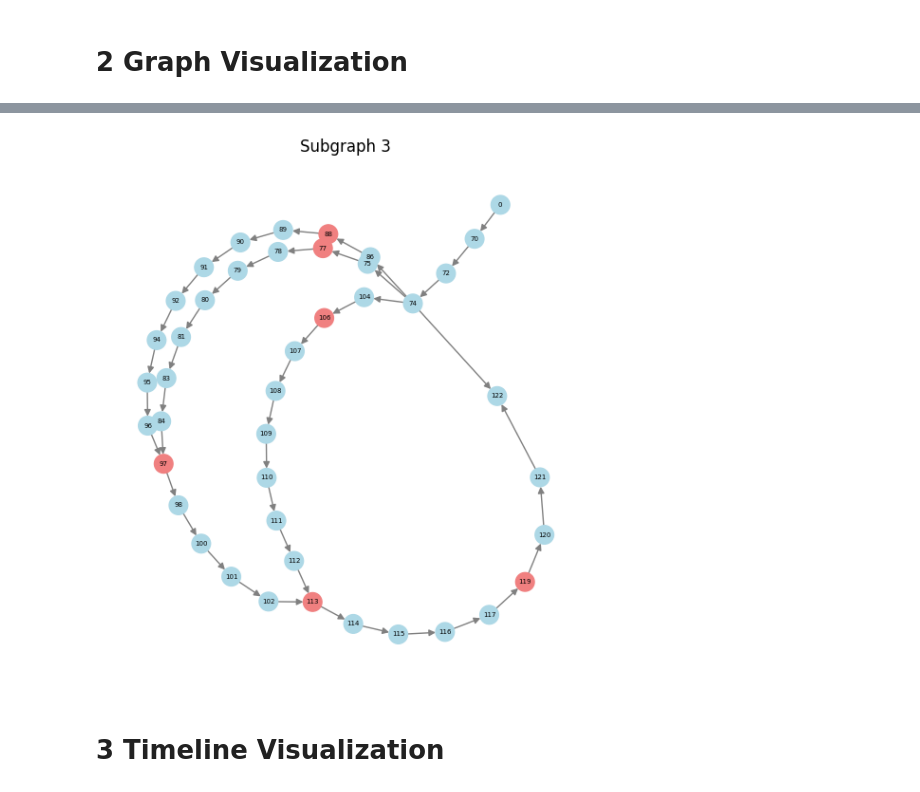
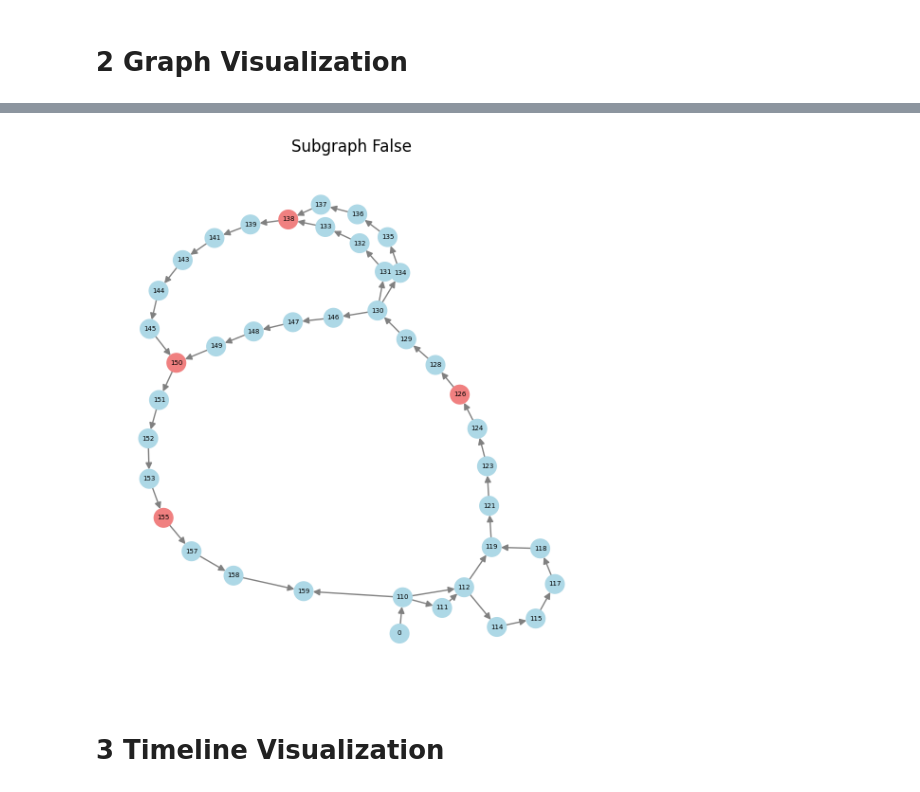
Before and after one commit to RyanTomich/photonic_compiler, a Jupyter notebook: model_to_graph/sub_graphs.ipynb, the cells around one changed output, grey strips where cells are left out. Drawn from its saved outputs; the diff is of its cells as text; code cells hidden in the pictures.

```diff
--- a/model_to_graph/sub_graphs.ipynb
+++ b/model_to_graph/sub_graphs.ipynb
@@ -74,14 +74,13 @@ import graph_visualization as gv
 subgraph_to_plot = 3
 
 
-# read_json_path = '/home/rjtomich/photonic_compiler/model_to_graph/gpt2_graph.json'
-read_json_path = '/home/rjtomich/photonic_compiler/model_to_graph/bert-base-uncased_graph.json'
+read_json_path = '/home/rjtomich/photonic_compiler/model_to_graph/gpt2_graph.json'
+# read_json_path = '/home/rjtomich/photonic_compiler/model_to_graph/bert-base-uncased_graph.json'
 # read_json_path = '/home/rjtomich/photonic_compiler/Pytorch-LeNet/simple_LeNet_graph.json'
 # read_json_path = '/home/rjtomich/photonic_compiler/Pytorch-LeNet/simple_LeNet_graph_NoFusion.json'
 with open(read_json_path)  as json_file:
     raw_json = json.load(json_file) # returns json file as dict
-graph = sg.StackedGraph(raw_json=raw_json)
 
-
-subgraphs = list(dijk.graph_partition(graph))
-dijk.select_nodes(graph, subgraphs)
+graph = sg.StackGraph(raw_json=raw_json)
+stacked_subgraphs = list(dijk.graph_partition(graph))
+flat_graph, flat_subgraphs = dijk.select_nodes(graph, stacked_subgraphs)
@@ -88,36 +105,16 @@ dijk.select_nodes(graph, subgraphs)
-# %%
-def draw_subgraphs(graph, sub=0):
-    subgraphs = list(dijk.graph_partition(graph))
-    dijk.select_nodes(graph, subgraphs)
-
-    if sub == 'all':
-        n_graphs = len(subgraphs)
-        n_cols = 6  # Number of columns for the grid
-        n_rows = (n_graphs + n_cols - 1) // n_cols  # Calculate the number of rows needed
-
-        fig, axes = plt.subplots(n_rows, n_cols, figsize=(n_cols * 3, n_rows * 3))
-        axes = axes.flatten()  # Flatten the array of axes
-
-        for i in range(len(subgraphs)):
-            gv.adj_to_graph(subgraphs[i], ax=axes[i], layout='kk', title=f'Subgraph {i+1}')
-
-        for j in range(i + 1, len(axes)):
-            fig.delaxes(axes[j])
-
-    else:
-        fig, ax = plt.subplots(figsize=(6, 6))
-        gv.adj_to_graph(subgraphs[sub], ax=ax, layout='kk', title=f'Subgraph {sub}')
-
-
-    plt.tight_layout()
-    plt.show()
+# %%
+def draw_subgraphs(subgraph, sub = False):
+    fig, ax = plt.subplots(figsize=(6, 6))
+    gv.adj_to_graph(subgraph, ax=ax, layout='kk', title=f'Subgraph {sub}')
+    plt.tight_layout()
+    plt.show()
 # %%
 # draw_subgraphs(graph)
 # draw_subgraphs(graph)
-draw_subgraphs(graph, sub=subgraph_to_plot)
+draw_subgraphs(flat_subgraphs[subgraph_to_plot])
 # draw_subgraphs(graph, sub='all')
 # %% [output]
-[figure, old version]
+[figure, new version]
 # %% [markdown]
 # 3 Timeline Visualization
 # %%
```
Also changed, not shown: parts of 3 cells of this notebook, 6 other files.
